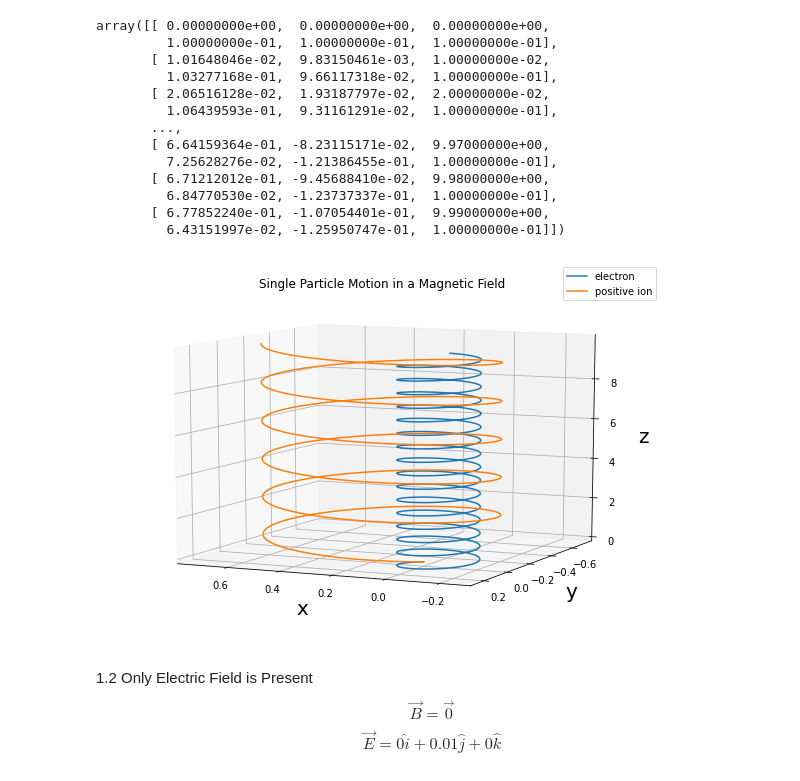
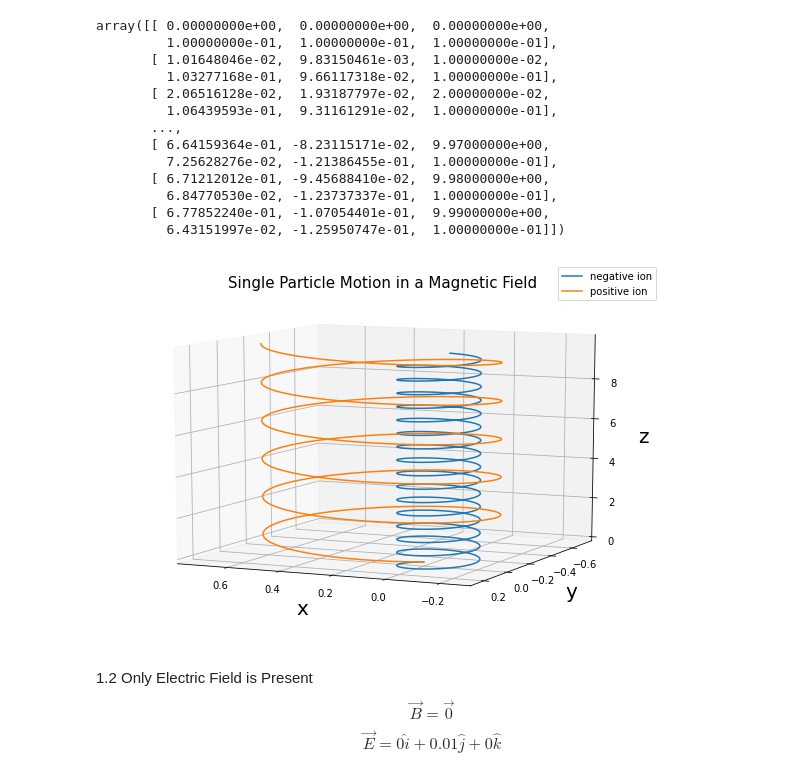
Before and after one commit to hanaanr/plasmaParticleMotion, a Jupyter notebook: plasma.ipynb, the cells around one changed output. Saved outputs shown, nothing was run; the diff lists cells and outputs as text; code cells hidden in the pictures.

```diff
--- a/plasma.ipynb
+++ b/plasma.ipynb
@@ -126,17 +126,17 @@ for i in range(1000):
 # %%
 # plot
 ax = plt.figure(figsize=(10, 7)).add_subplot(projection='3d')
 ax.view_init(elev=10., azim=115)
-ax.plot(xlist1B, ylist1B, zlist1B, label= "electron")
+ax.plot(xlist1B, ylist1B, zlist1B, label= "negative ion")
 ax.plot(xlist2B, ylist2B, zlist2B, label = "positive ion")
 ax.legend()
-ax.set_title("Single Particle Motion in a Magnetic Field")
+ax.set_title("Single Particle Motion in a Magnetic Field", fontsize = 15)
 ax.set_xlabel("x", fontsize = 20, labelpad = 10)
 ax.set_ylabel("y", fontsize = 20, labelpad = 10)
 ax.set_zlabel("z", fontsize = 20, labelpad = 10)
 plt.show()
 # %% [output]
-[figure, old version]
+[figure, new version]
 # %% [markdown]
 1.2 Only Electric Field is Present
 $$\vec{B} = \vec{0}$$
```
Also changed, not shown: parts of 6 cells of this notebook.
